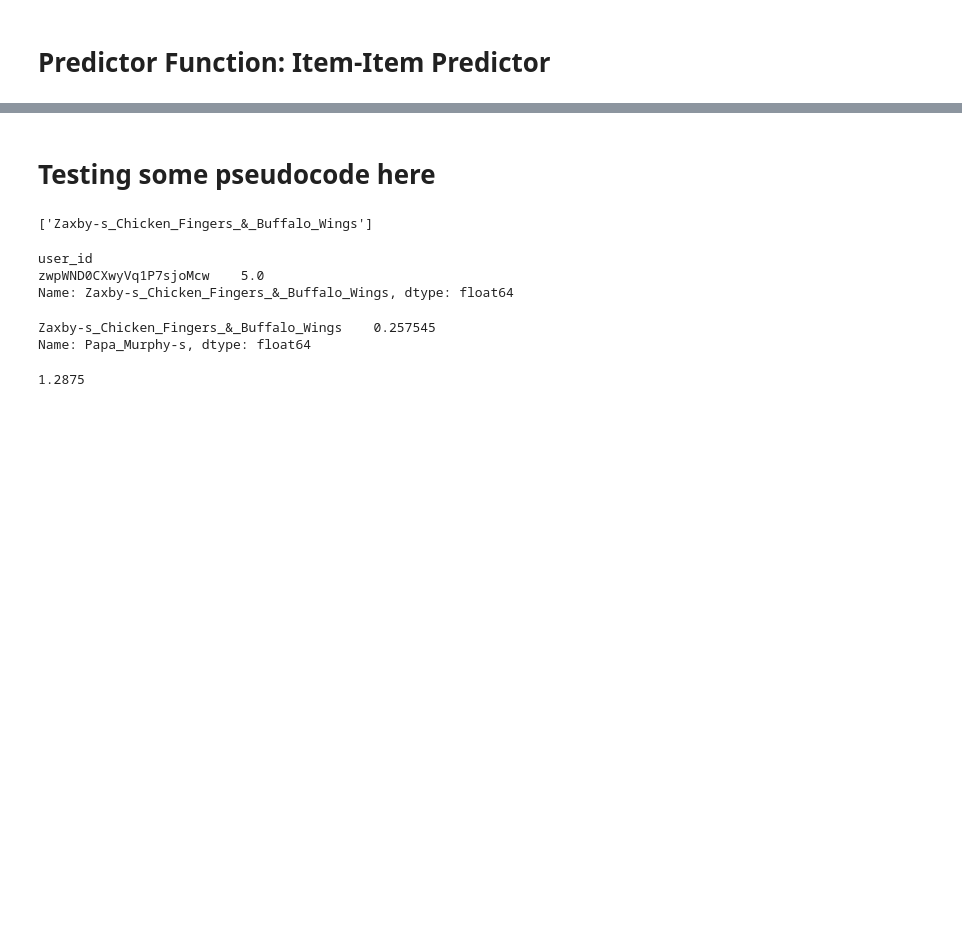
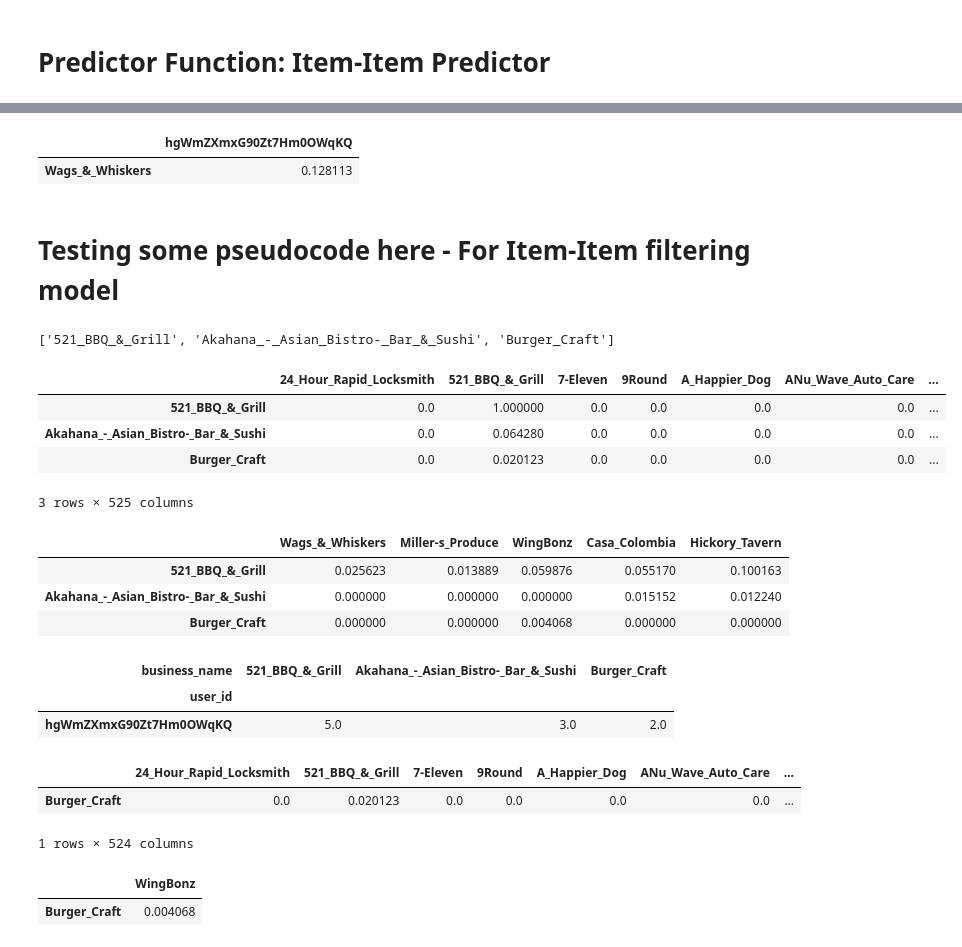
Before and after one commit to Ajinth/Recommender-System, a Jupyter notebook: Code/Yelp_Recommender_System.ipynb, the cells around one changed output, grey strips where cells are left out. Cells and saved outputs as stored; diff of their text form; code cells hidden in the pictures; blank space fills up the shorter version.

Commit message:
Fixed Bugs in the I/T filtering model

```diff
--- a/Code/Yelp_Recommender_System.ipynb
+++ b/Code/Yelp_Recommender_System.ipynb
@@ -678,5 +623,5 @@ restaurants_df.tail(1000)
 # %%
-# user = 'hgWmZXmxG90Zt7Hm0OWqKQ'
-user='zwpWND0CXwyVq1P7sjoMcw'
+user = 'hgWmZXmxG90Zt7Hm0OWqKQ'
+# user='zwpWND0CXwyVq1P7sjoMcw'
 # %% [markdown]
 ### Item Item Collaborative Filtering
@@ -844,28 +828,46 @@ predicted_df.head()
+# %%
+predicted_df[predicted_df.index=='Wags_&_Whiskers']
+# %% [output]
+|  | hgWmZXmxG90Zt7Hm0OWqKQ |
+| Wags_&_Whiskers | 0.128113 |
 # %% [markdown]
-# Testing some pseudocode here
+# Testing some pseudocode here - For Item-Item filtering model
-# %%
-# user='-MSNjGYgsGmRQHHG-1wbjw'
-# user = 'hgWmZXmxG90Zt7Hm0OWqKQ'- Multi
-# user ='zgMEIqUTs-VHHrO-oo8woA' - Single
-# user='zwpWND0CXwyVq1P7sjoMcw' - single
-
-user_rated_list('zwpWND0CXwyVq1P7sjoMcw')
-# %% [output]
-['Zaxby-s_Chicken_Fingers_&_Buffalo_Wings']
-# %%
-user1 = restaurants_df[restaurants_df.index =='zwpWND0CXwyVq1P7sjoMcw']
-user1['Zaxby-s_Chicken_Fingers_&_Buffalo_Wings']
-# %% [output]
-user_id
-zwpWND0CXwyVq1P7sjoMcw    5.0
-Name: Zaxby-s_Chicken_Fingers_&_Buffalo_Wings, dtype: float64
+# %%
+user_rated_list(user)
+# %% [output]
+['521_BBQ_&_Grill', 'Akahana_-_Asian_Bistro-_Bar_&_Sushi', 'Burger_Craft']
 # %%
 coc = cooccurence_matrix_creator()
-coc['Papa_Murphy-s']
+coc
 # %% [output]
+|  | 24_Hour_Rapid_Locksmith | 521_BBQ_&_Grill | 7-Eleven | 9Round | A_Happier_Dog | ANu_Wave_Auto_Care | ... |
+| 521_BBQ_&_Grill | 0.0 | 1.000000 | 0.0 | 0.0 | 0.0 | 0.0 | ... |
+| Akahana_-_Asian_Bistro-_Bar_&_Sushi | 0.0 | 0.064280 | 0.0 | 0.0 | 0.0 | 0.0 | ... |
+| Burger_Craft | 0.0 | 0.020123 | 0.0 | 0.0 | 0.0 | 0.0 | ... |
-Zaxby-s_Chicken_Fingers_&_Buffalo_Wings    0.257545
-Name: Papa_Murphy-s, dtype: float64
+3 rows × 525 columns
-# %%
-5*0.2575
-# %% [output]
-1.2875
+# %%
+coc[['Wags_&_Whiskers','Miller-s_Produce', 'WingBonz', 'Casa_Colombia', 'Hickory_Tavern']]
+# %% [output]
+|  | Wags_&_Whiskers | Miller-s_Produce | WingBonz | Casa_Colombia | Hickory_Tavern |
+| 521_BBQ_&_Grill | 0.025623 | 0.013889 | 0.059876 | 0.055170 | 0.100163 |
+| Akahana_-_Asian_Bistro-_Bar_&_Sushi | 0.000000 | 0.000000 | 0.000000 | 0.015152 | 0.012240 |
+| Burger_Craft | 0.000000 | 0.000000 | 0.004068 | 0.000000 | 0.000000 |
+# %%
+specific_user = restaurants_df[restaurants_df.index=='hgWmZXmxG90Zt7Hm0OWqKQ']
+specific_user[user_rated_list(user)]
+# %% [output]
+| business_name | 521_BBQ_&_Grill | Akahana_-_Asian_Bistro-_Bar_&_Sushi | Burger_Craft |
+| user_id |  |  |  |
+| hgWmZXmxG90Zt7Hm0OWqKQ | 5.0 | 3.0 | 2.0 |
+# %%
+restaurants_to_rate.head()
+# %% [output]
+|  | 24_Hour_Rapid_Locksmith | 521_BBQ_&_Grill | 7-Eleven | 9Round | A_Happier_Dog | ANu_Wave_Auto_Care | ... |
+| Burger_Craft | 0.0 | 0.020123 | 0.0 | 0.0 | 0.0 | 0.0 | ... |
+1 rows × 524 columns
+# %%
+column_df = pd.DataFrame(restaurants_to_rate['WingBonz'].sort_values(ascending=False))
+column_df
+# %% [output]
+|  | WingBonz |
+| Burger_Craft | 0.004068 |
```
Also changed, not shown: parts of 40 cells of this notebook.
